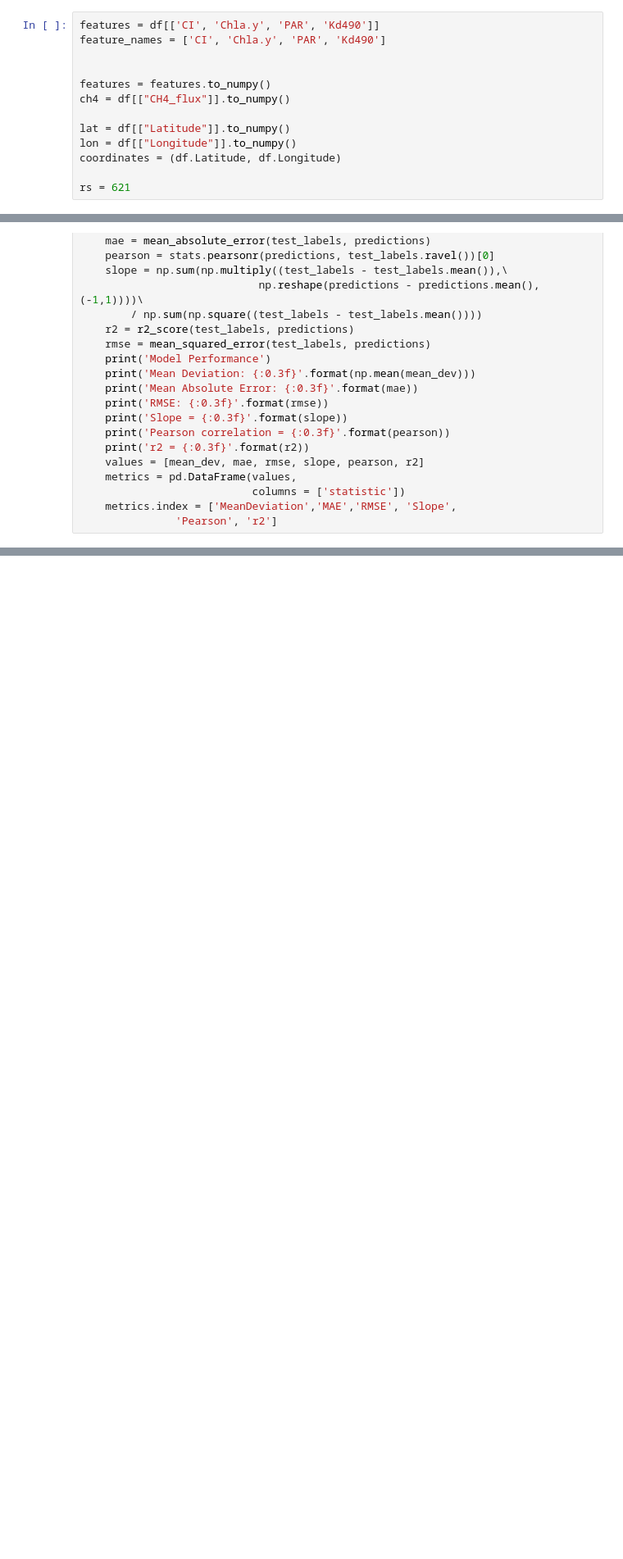
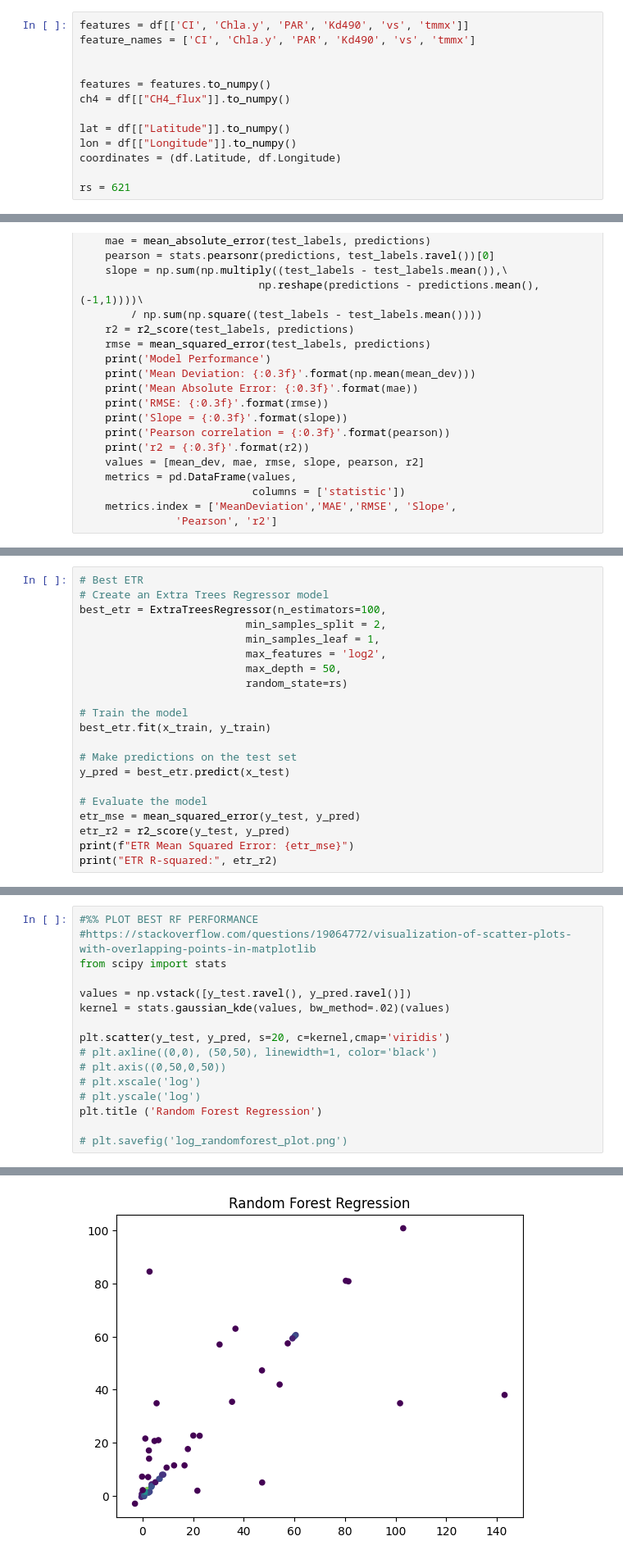
Before and after one commit to jilliangreene/sentinel3_ch4_model, a Jupyter notebook: ml_model.ipynb, the cells around one changed output, grey strips where cells are left out. Shown at 82% size. Cells and saved outputs as stored; diff of their text form; blank space fills up the shorter version.

Commit message:
model dev

```diff
--- a/ml_model.ipynb
+++ b/ml_model.ipynb
@@ -30,6 +31,6 @@ df.head()
 # %%
-features = df[['CI', 'Chla.y', 'PAR', 'Kd490']]
-feature_names = ['CI', 'Chla.y', 'PAR', 'Kd490']
+features = df[['CI', 'Chla.y', 'PAR', 'Kd490', 'vs', 'tmmx']]
+feature_names = ['CI', 'Chla.y', 'PAR', 'Kd490', 'vs', 'tmmx']
 
 
 features = features.to_numpy()
@@ -106,0 +169,21 @@ KernelRidge                                 -0.57      -0.45 36.20        0.04
+# %%
+# Best ETR
+# Create an Extra Trees Regressor model
+best_etr = ExtraTreesRegressor(n_estimators=100,
+                          min_samples_split = 2,
+                          min_samples_leaf = 1,
+                          max_features = 'log2',
+                          max_depth = 50,
+                          random_state=rs)
+
+# Train the model
+best_etr.fit(x_train, y_train)
+
+# Make predictions on the test set
+y_pred = best_etr.predict(x_test)
+
+# Evaluate the model
+etr_mse = mean_squared_error(y_test, y_pred)
+etr_r2 = r2_score(y_test, y_pred)
+print(f"ETR Mean Squared Error: {etr_mse}")
+print("ETR R-squared:", etr_r2)
@@ -106,0 +193,17 @@ KernelRidge                                 -0.57      -0.45 36.20        0.04
+# %%
+#%% PLOT BEST RF PERFORMANCE
+#https://stackoverflow.com/questions/19064772/visualization-of-scatter-plots-with-overlapping-points-in-matplotlib
+from scipy import stats
+
+values = np.vstack([y_test.ravel(), y_pred.ravel()])
+kernel = stats.gaussian_kde(values, bw_method=.02)(values)
+
+plt.scatter(y_test, y_pred, s=20, c=kernel,cmap='viridis')
+# plt.axline((0,0), (50,50), linewidth=1, color='black')
+# plt.axis((0,50,0,50))
+# plt.xscale('log')
+# plt.yscale('log')
+plt.title ('Random Forest Regression')
+
+# plt.savefig('log_randomforest_plot.png')
+# %% [output]
@@ -106,0 +211 @@ KernelRidge                                 -0.57      -0.45 36.20        0.04
+[figure, added]
```
Also changed, not shown: parts of 6 cells of this notebook.
